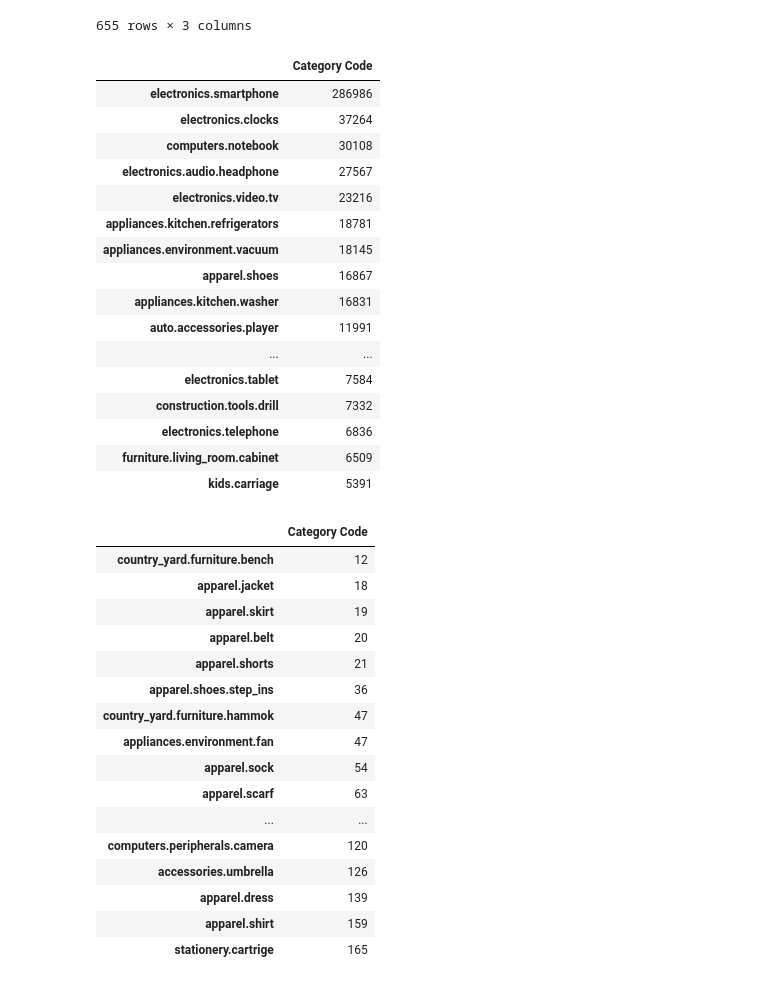
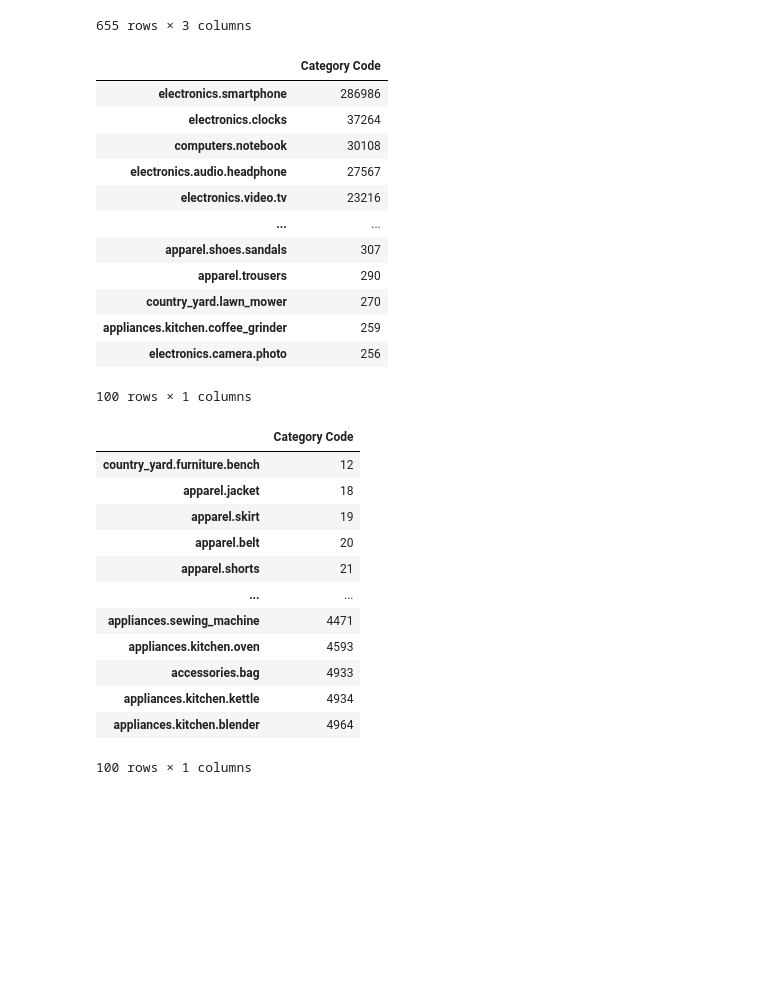
Before and after one commit to mjjohnson94/microFarm, a Jupyter notebook: User Session Analysis.ipynb, the cells around one changed output. Saved outputs shown, nothing was run; the diff lists cells and outputs as text; code cells hidden in the pictures; blank space fills up the shorter version.

```diff
--- a/User Session Analysis.ipynb
+++ b/User Session Analysis.ipynb
@@ -194,38 +194,34 @@ brandPurchaseData.sort_values(by='Count of Events', ascending=False)
 # %%
 # Count the instances of each category code by using the value_counts() method
 # This will return the count of instances for each unique category code
 
 categoryCodes = pd.DataFrame(userSession_Data['Category Code'].value_counts())
 
-# Extract top 20 category codes, using nlargest & assigning 20 to 'n' - This number can be amended if required
+# Extract top 100 category codes, using nlargest & assigning 100 to 'n' - This number can be amended if required
 # The below DataFrame displays the best performing category codes in terms of event count
 
-topCategoryCodes = categoryCodes.nlargest(n=20, columns=['Category Code'])
+topCategoryCodes = categoryCodes.nlargest(n=100, columns=['Category Code'])
 
 topCategoryCodes
 # %% [output]
 |  | Category Code |
 | electronics.smartphone | 286986 |
 | electronics.clocks | 37264 |
 | computers.notebook | 30108 |
 | electronics.audio.headphone | 27567 |
 | electronics.video.tv | 23216 |
-| appliances.kitchen.refrigerators | 18781 |
-| appliances.environment.vacuum | 18145 |
-| apparel.shoes | 16867 |
-| appliances.kitchen.washer | 16831 |
-| auto.accessories.player | 11991 |
 | ... | ... |
-| electronics.tablet | 7584 |
-| construction.tools.drill | 7332 |
-| electronics.telephone | 6836 |
-| furniture.living_room.cabinet | 6509 |
-| kids.carriage | 5391 |
+| apparel.shoes.sandals | 307 |
+| apparel.trousers | 290 |
+| country_yard.lawn_mower | 270 |
+| appliances.kitchen.coffee_grinder | 259 |
+| electronics.camera.photo | 256 |
+100 rows × 1 columns
 # %%
-# Extract bottom 20 category codes, using nlargest & assigning 20 to 'n' - This number can be amended if required
+# Extract bottom 100 category codes, using nlargest & assigning 100 to 'n' - This number can be amended if required
 # The below DataFrame displays the poorest performing category codes in terms of event count
 
-bottomCategoryCodes = categoryCodes.nsmallest(n=20, columns=['Category Code'])
+bottomCategoryCodes = categoryCodes.nsmallest(n=100, columns=['Category Code'])
 
 bottomCategoryCodes
 # %% [output]
@@ -235,14 +231,10 @@ bottomCategoryCodes
 | apparel.skirt | 19 |
 | apparel.belt | 20 |
 | apparel.shorts | 21 |
-| apparel.shoes.step_ins | 36 |
-| country_yard.furniture.hammok | 47 |
-| appliances.environment.fan | 47 |
-| apparel.sock | 54 |
-| apparel.scarf | 63 |
 | ... | ... |
-| computers.peripherals.camera | 120 |
-| accessories.umbrella | 126 |
-| apparel.dress | 139 |
-| apparel.shirt | 159 |
-| stationery.cartrige | 165 |
+| appliances.sewing_machine | 4471 |
+| appliances.kitchen.oven | 4593 |
+| accessories.bag | 4933 |
+| appliances.kitchen.kettle | 4934 |
+| appliances.kitchen.blender | 4964 |
+100 rows × 1 columns
```
